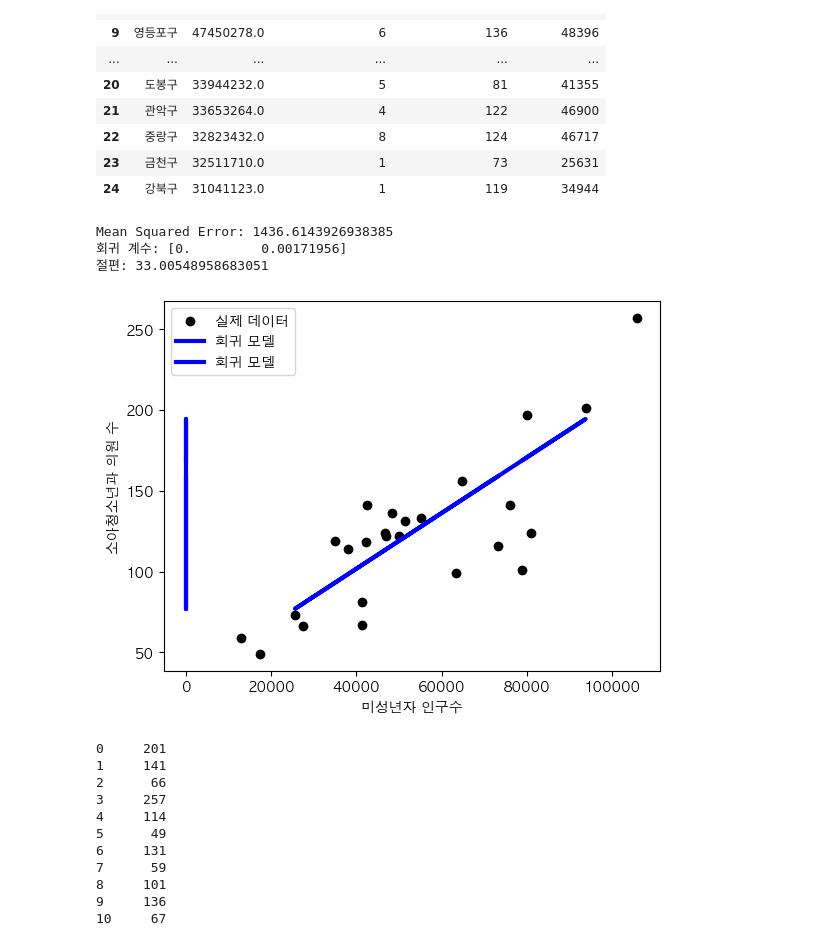
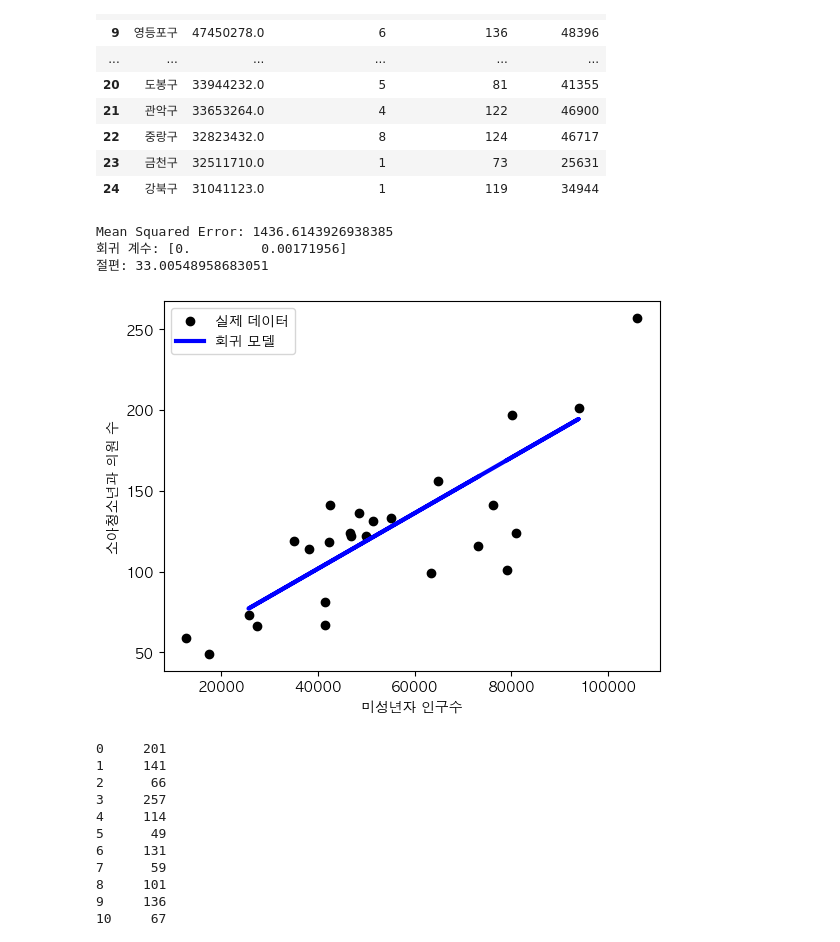
Before and after one commit to 2023SDA/medical-facility-location, a Jupyter notebook: map.ipynb, the cells around one changed output. Cells and saved outputs as stored; diff of their text form; code cells hidden in the pictures.

Commit message:
fix: scatter plot 수정

```diff
--- a/map.ipynb
+++ b/map.ipynb
@@ -41,35 +41,35 @@ X = sm.add_constant(X) # 상수항 추가
 y = df['소아청소년과 의원 수']
 
 # 데이터를 훈련 세트와 테스트 세트로 나눔
 X_train, X_test, y_train, y_test = train_test_split(X, y, test_size=0.2, random_state=42)
 
 # 선형 회귀 모델 생성 및 훈련
 model = LinearRegression()
 model.fit(X_train, y_train)
 
 # 테스트 세트에 대한 예측
 y_pred = model.predict(X_test)
 
 # 모델 평가
 mse = mean_squared_error(y_test, y_pred)
 print(f'Mean Squared Error: {mse}')
 
 # 학습된 모델의 회귀 계수와 절편 확인
 print('회귀 계수:', model.coef_)
 print('절편:', model.intercept_)
 
 # 시각화
 plt.scatter(X['미성년자인구수'], y, color='black', label='실제 데이터')
-plt.plot(X_test, y_pred, color='blue', linewidth=3, label='회귀 모델')
+plt.plot(X_test['미성년자인구수'], y_pred, color='blue', linewidth=3, label='회귀 모델')
 plt.xlabel('미성년자 인구수')
 plt.ylabel('소아청소년과 의원 수')
 plt.legend()
 plt.show()
 # %% [output]
 Mean Squared Error: 1436.6143926938385
 회귀 계수: [0.         0.00171956]
 절편: 33.00548958683051
-[figure, old version]
+[figure, new version]
 # %%
 y
 # %% [output]
```
Also changed, not shown: parts of 6 cells of this notebook.
